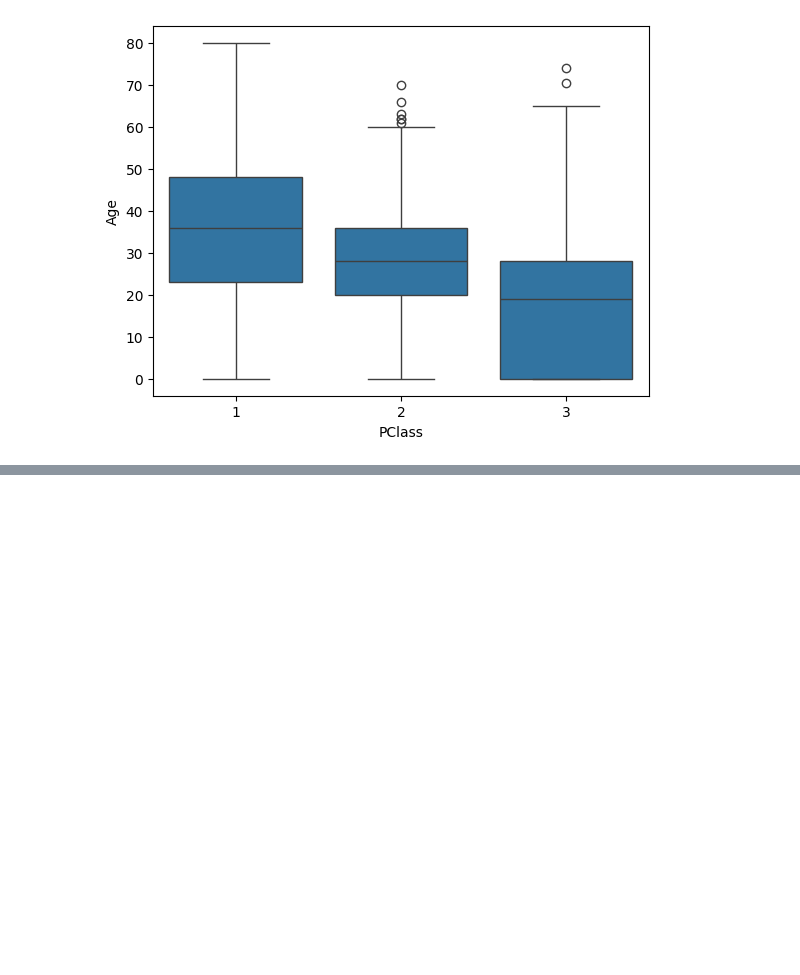
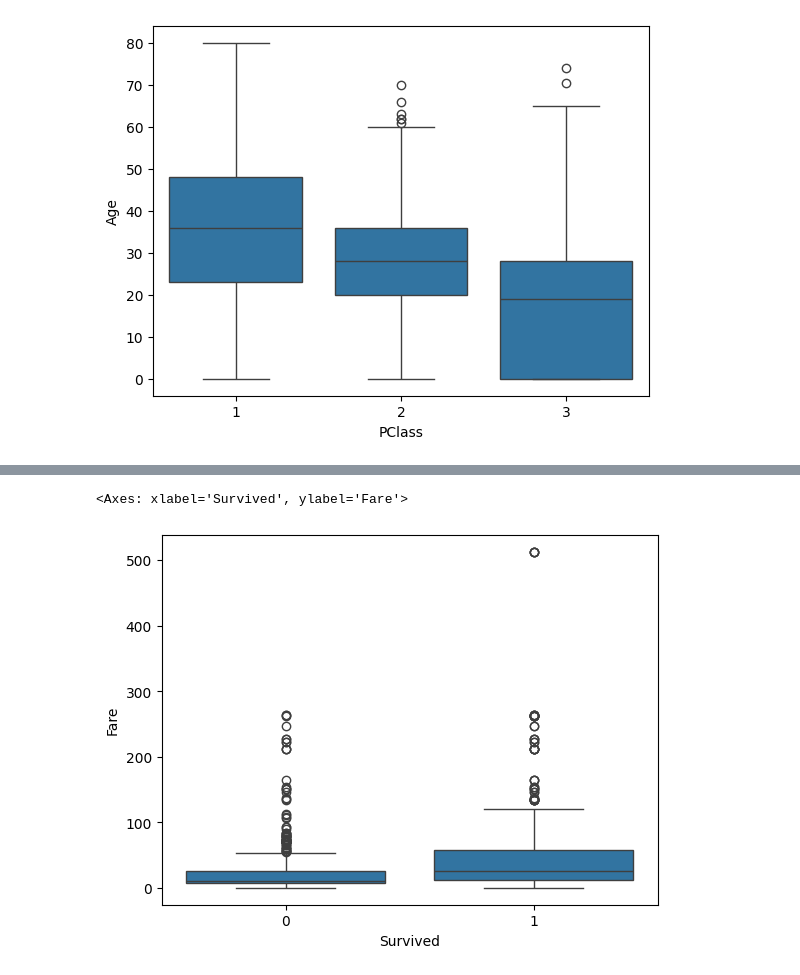
Before and after one commit to StefanoBertaccini1998/python, a Jupyter notebook: titanic/titanic.ipynb, the cells around one changed output, grey strips where cells are left out. Cells and saved outputs as stored; diff of their text form; code cells hidden in the pictures; blank space fills up the shorter version.

```diff
--- a/titanic/titanic.ipynb
+++ b/titanic/titanic.ipynb
@@ -69,0 +80,5 @@ sns.boxplot(data=titanic,x="PClass",y="Age")
+# %%
+sns.boxplot(data=titanic,y="Fare",x="Survived")
+# %% [output]
+<Axes: xlabel='Survived', ylabel='Fare'>
+[figure, added]
```
Also changed, not shown: parts of 6 cells of this notebook, 1 other file.
